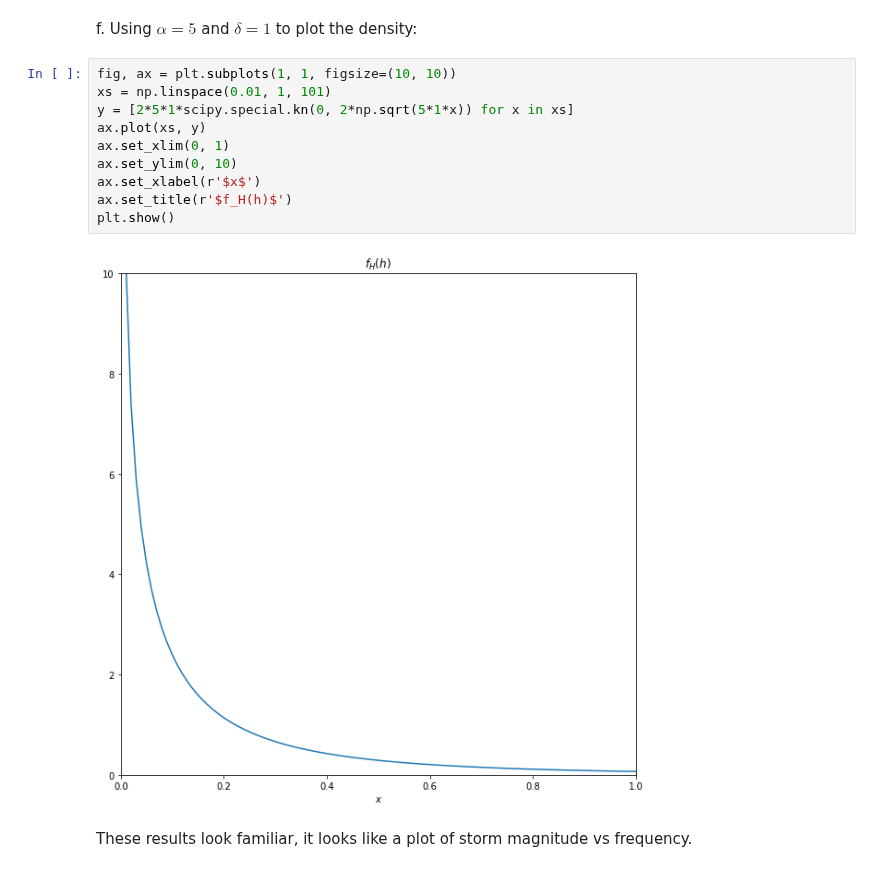
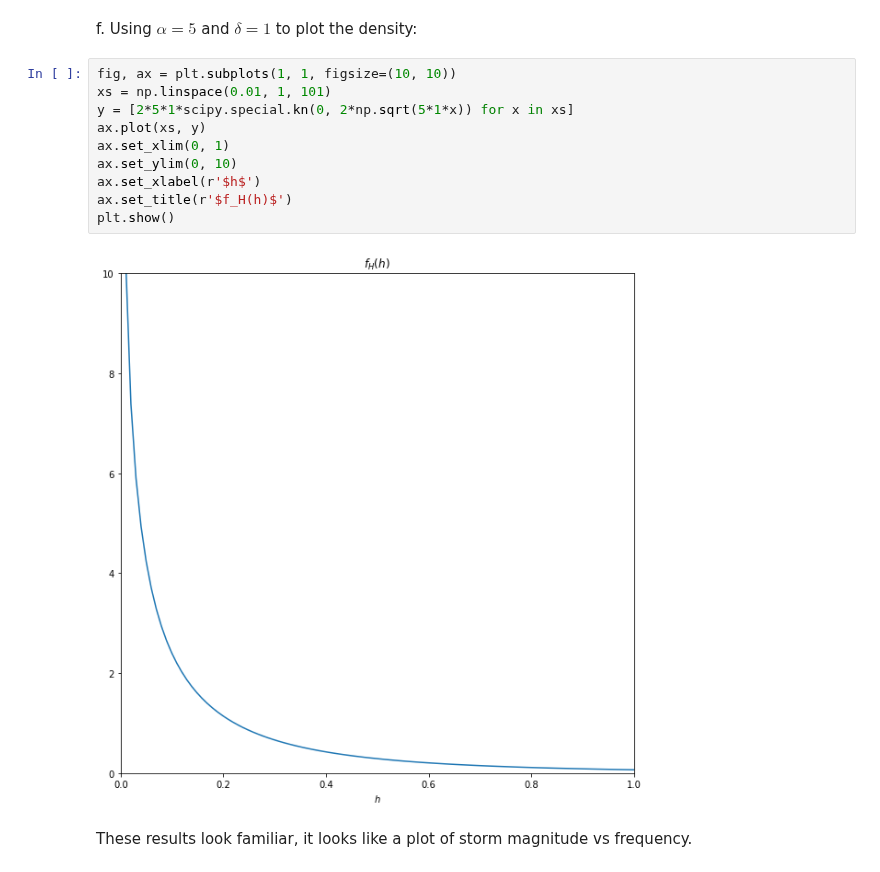
Before and after one commit to klarrieu/HYD142, a Jupyter notebook: Exam.ipynb, the cells around one changed output. Cells and saved outputs as stored; diff of their text form.

```diff
--- a/Exam.ipynb
+++ b/Exam.ipynb
@@ -279,15 +297,15 @@ f. Using $\alpha = 5$ and $\delta = 1$ to plot the density:
 # %%
 fig, ax = plt.subplots(1, 1, figsize=(10, 10))
 xs = np.linspace(0.01, 1, 101)
 y = [2*5*1*scipy.special.kn(0, 2*np.sqrt(5*1*x)) for x in xs]
 ax.plot(xs, y)
 ax.set_xlim(0, 1)
 ax.set_ylim(0, 10)
-ax.set_xlabel(r'$x$')
+ax.set_xlabel(r'$h$')
 ax.set_title(r'$f_H(h)$')
 plt.show()
 # %% [output]
-[figure, old version]
+[figure, new version]
 # %% [markdown]
 These results look familiar, it looks like a plot of storm magnitude vs frequency.
 # %% [markdown]
```
Also changed, not shown: parts of 12 cells of this notebook, 1 other file.
